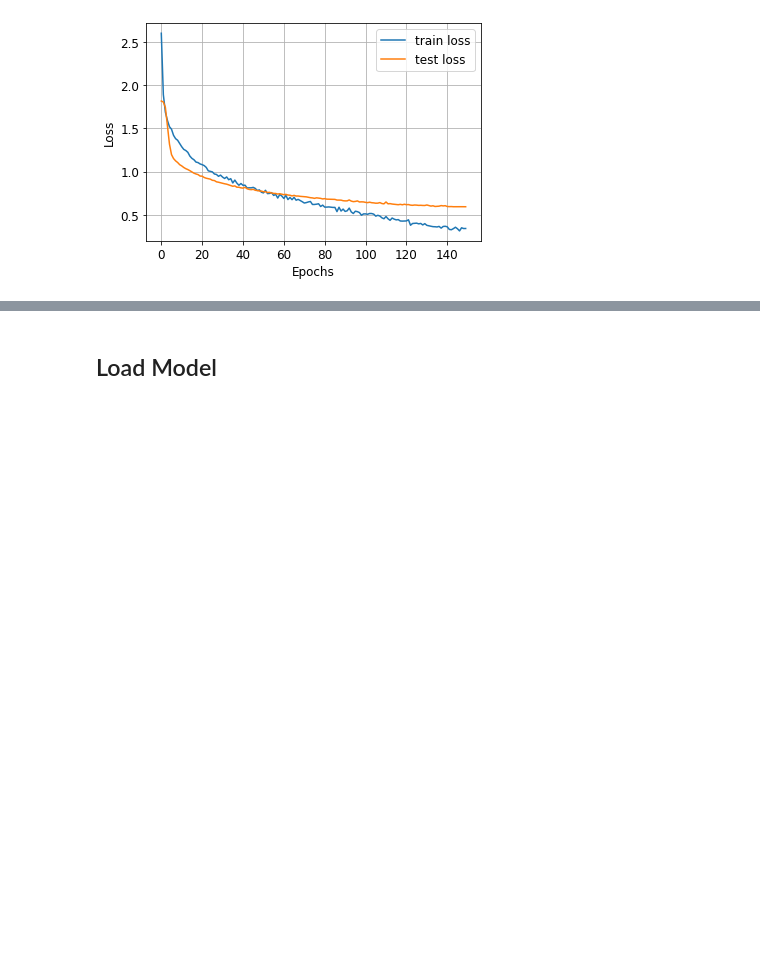
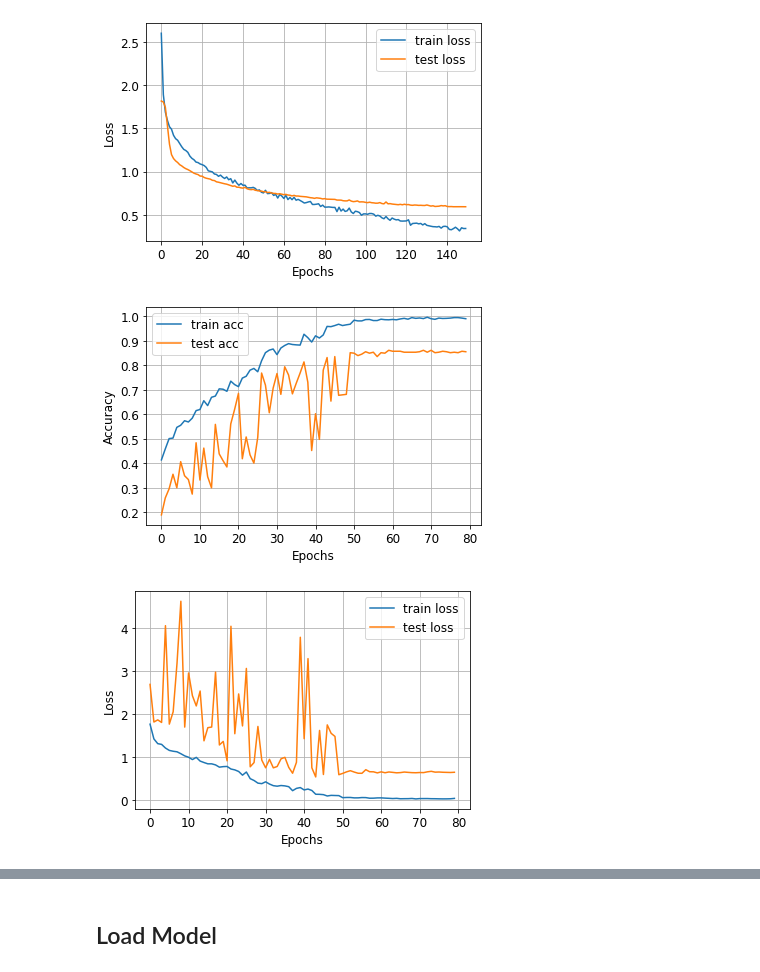
Before and after one commit to jxin11/waste-image-classification, a Jupyter notebook: Waste_Image_Classification.ipynb, the cells around one changed output, grey strips where cells are left out. Saved outputs shown, nothing was run; the diff lists cells and outputs as text; code cells hidden in the pictures; blank space fills up the shorter version.

```diff
--- a/Waste_Image_Classification.ipynb
+++ b/Waste_Image_Classification.ipynb
@@ -1120,3 +1177,8 @@ plotTrainingCurves('/content/baseline_5_10_5_Adadelta_history')
 # %% [output]
 [figure]
 [figure]
+# %%
+plotTrainingCurves('/content/InceptionResNetV2_4_9_4_Adam_history')
+# %% [output]
+[figure, added]
+[figure, added]
```
Also changed, not shown: parts of 18 cells of this notebook.
